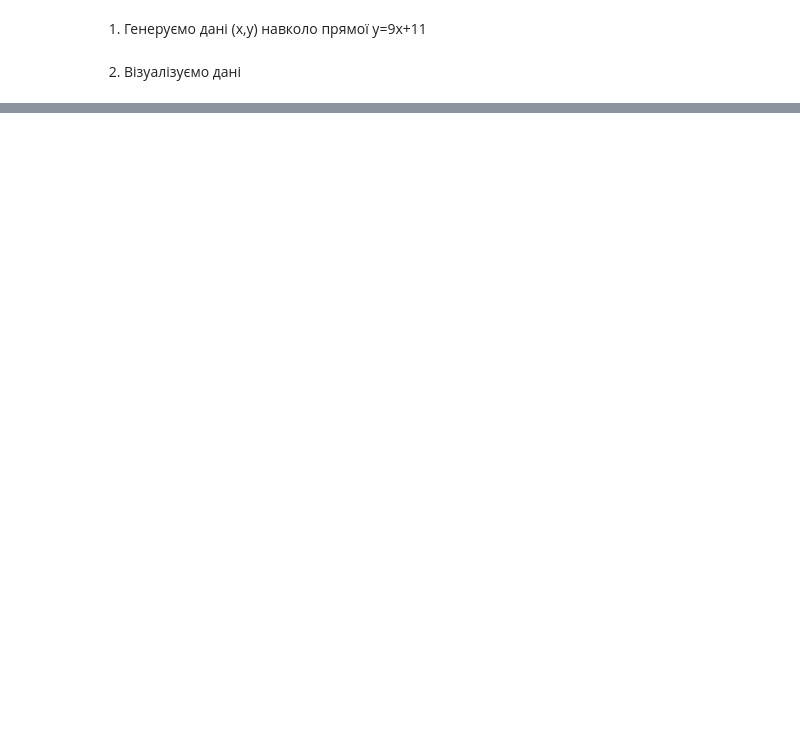
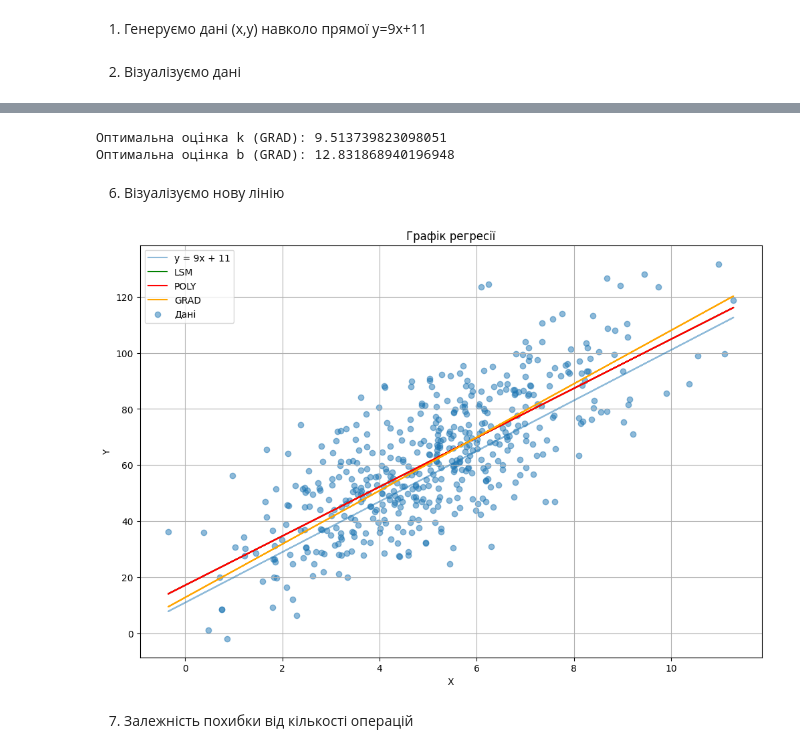
Before and after one commit to RoberOppenheimer/AD_lab2, a Jupyter notebook: Lab6.ipynb, the cells around one changed output, grey strips where cells are left out. Cells and saved outputs as stored; diff of their text form; code cells hidden in the pictures; blank space fills up the shorter version.

```diff
--- a/Lab6.ipynb
+++ b/Lab6.ipynb
@@ -57,0 +84,44 @@ print(f"Оптимальна оцінка b (POLY): {b_POLY}")
+# %%
+def graddesc(x, y, learning_rate, n_iter):
+    k = 0
+    b = 0
+    n = len(x)
+
+    for _ in range(n_iter):
+
+        predicted = k * x + b
+        gradient_k = (-2/n) * sum(x * (y - predicted))
+        gradient_b = (-2/n) * sum(y - predicted)
+
+        k = k - learning_rate * gradient_k
+        b = b - learning_rate * gradient_b
+
+    return k, b
+
+k_GRAD, b_GRAD = graddesc(data.X, data.Y, 0.01, 450)
+print(f"Оптимальна оцінка k (GRAD): {k_GRAD}")
+print(f"Оптимальна оцінка b (GRAD): {b_GRAD}")
+# %% [output]
+Оптимальна оцінка k (GRAD): 9.513739823098051
+Оптимальна оцінка b (GRAD): 12.831868940196948
+# %% [markdown]
+6. Візуалізуємо нову лінію
+# %%
+plt.figure(figsize=(12, 8))
+plt.plot(x, k*x+b, alpha=0.5, label=f'y = {k}x + {b}')
+plt.plot(x, k_LSM*x+b_LSM, color='green', label='LSM')
+plt.plot(x, k_POLY*x+b_POLY, color='red', label='POLY')
+plt.plot(x, k_GRAD*x+b_GRAD, color='orange', label='GRAD')
+plt.scatter(data.X, data.Y, alpha=0.5, label='Дані')
+
+plt.legend()
+plt.xlabel('X')
+plt.ylabel('Y')
+plt.title('Графік регресії')
+plt.grid(True)
+
+plt.show()
+# %% [output]
+[figure, added]
+# %% [markdown]
+7. Залежність похибки від кількості операцій
```
Also changed, not shown: parts of 10 cells of this notebook.
